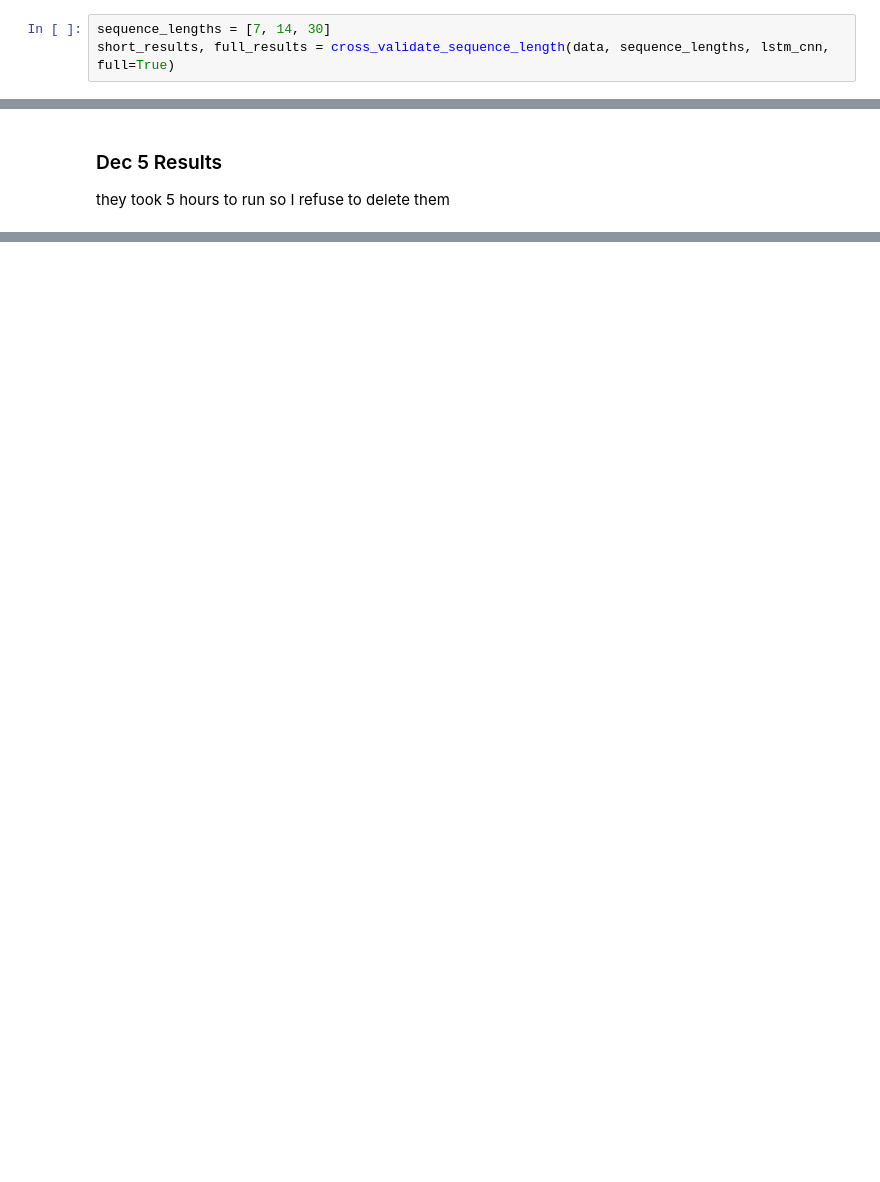
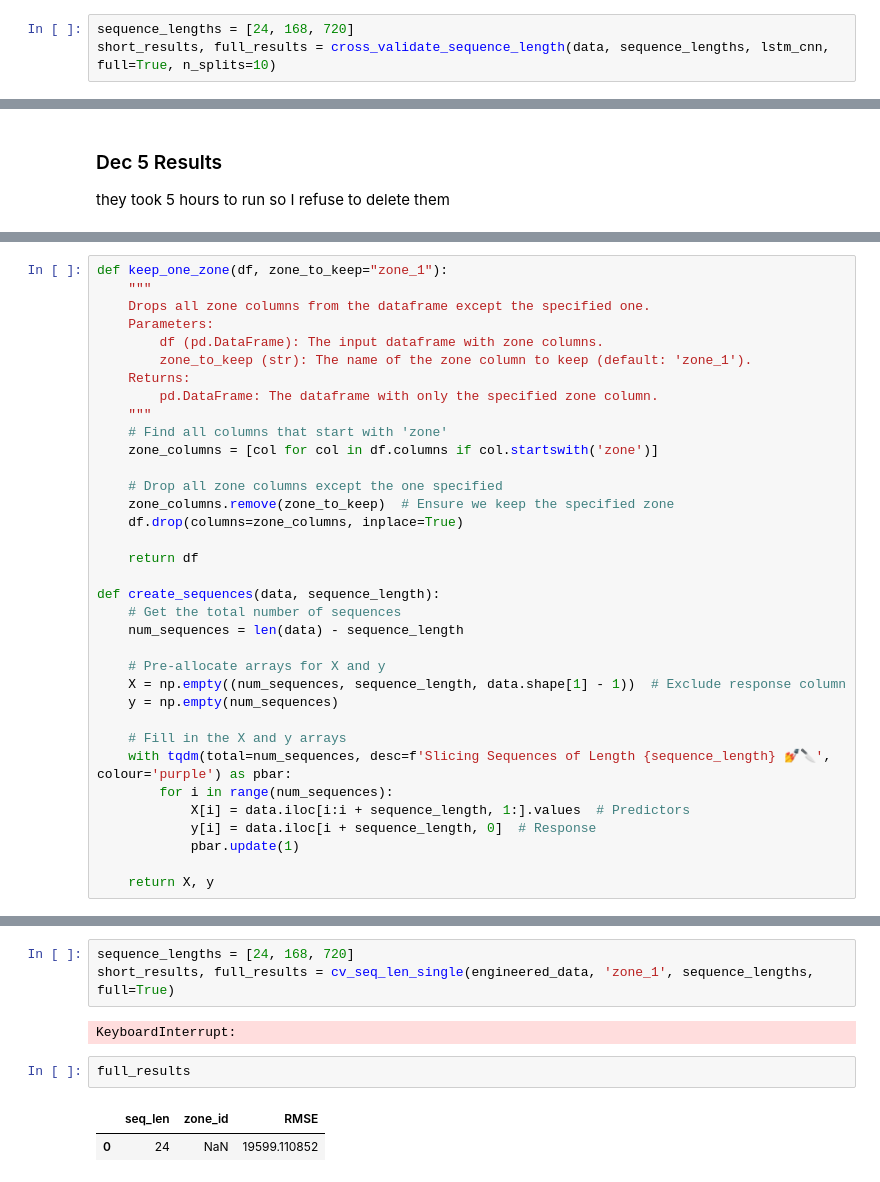
Before and after one commit to pavander7/415-final-project, a Jupyter notebook: lstm_cnn.ipynb, the cells around one changed output, grey strips where cells are left out. Drawn from its saved outputs; the diff is of its cells as text; blank space fills up the shorter version.

```diff
--- a/lstm_cnn.ipynb
+++ b/lstm_cnn.ipynb
@@ -394,5 +210,5 @@ def cross_validate_sequence_length(data, sequence_lengths, model_fn, n_splits=5,
 # %% [markdown]
 ### Execution
 # %%
-sequence_lengths = [7, 14, 30]
-short_results, full_results = cross_validate_sequence_length(data, sequence_lengths, lstm_cnn, full=True)
+sequence_lengths = [24, 168, 720]
+short_results, full_results = cross_validate_sequence_length(data, sequence_lengths, lstm_cnn, full=True, n_splits=10)
@@ -492,0 +416,35 @@ plt.show()
+# %%
+def keep_one_zone(df, zone_to_keep="zone_1"):
+    """
+    Drops all zone columns from the dataframe except the specified one.
+    Parameters:
+        df (pd.DataFrame): The input dataframe with zone columns.
+        zone_to_keep (str): The name of the zone column to keep (default: 'zone_1').
+    Returns:
+        pd.DataFrame: The dataframe with only the specified zone column.
+    """
+    # Find all columns that start with 'zone'
+    zone_columns = [col for col in df.columns if col.startswith('zone')]
+
+    # Drop all zone columns except the one specified
+    zone_columns.remove(zone_to_keep)  # Ensure we keep the specified zone
+    df.drop(columns=zone_columns, inplace=True)
+
+    return df
+
+def create_sequences(data, sequence_length):
+    # Get the total number of sequences
+    num_sequences = len(data) - sequence_length
+
+    # Pre-allocate arrays for X and y
+    X = np.empty((num_sequences, sequence_length, data.shape[1] - 1))  # Exclude response column
+    y = np.empty(num_sequences)
+
+    # Fill in the X and y arrays
+    with tqdm(total=num_sequences, desc=f'Slicing Sequences of Length {sequence_length} 💅🔪', colour='purple') as pbar:
+        for i in range(num_sequences):
+            X[i] = data.iloc[i:i + sequence_length, 1:].values  # Predictors
+            y[i] = data.iloc[i + sequence_length, 0]  # Response
+            pbar.update(1)
+
+    return X, y
@@ -492,0 +521,10 @@ plt.show()
+# %%
+sequence_lengths = [24, 168, 720]
+short_results, full_results = cv_seq_len_single(engineered_data, 'zone_1', sequence_lengths, full=True)
+# %% [output]
+KeyboardInterrupt:
+# %%
+full_results
+# %% [output]
+|  | seq_len | zone_id | RMSE |
+| 0 | 24 | NaN | 19599.110852 |
```
Also changed, not shown: parts of 23 cells of this notebook, 3 other files.
